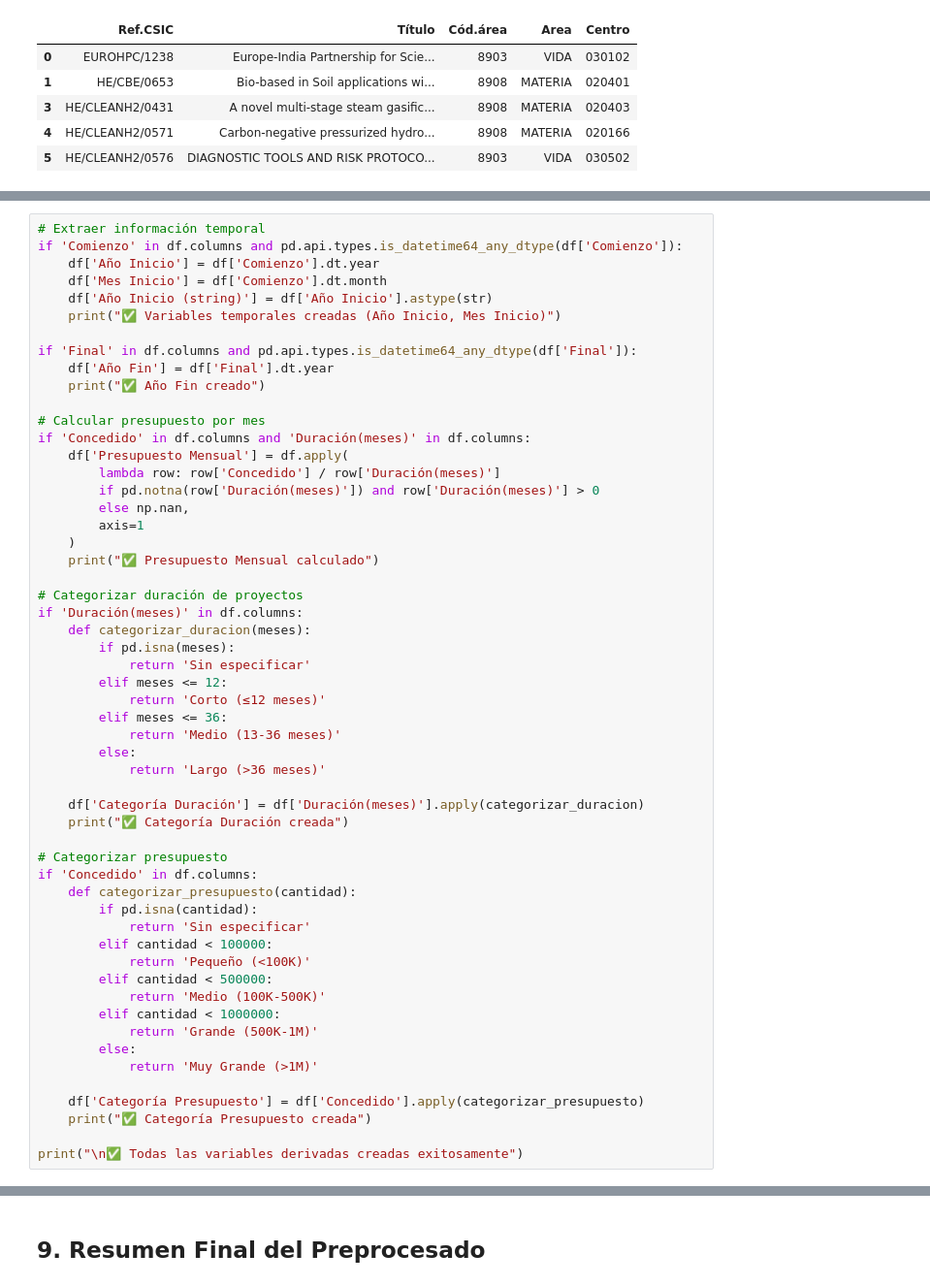
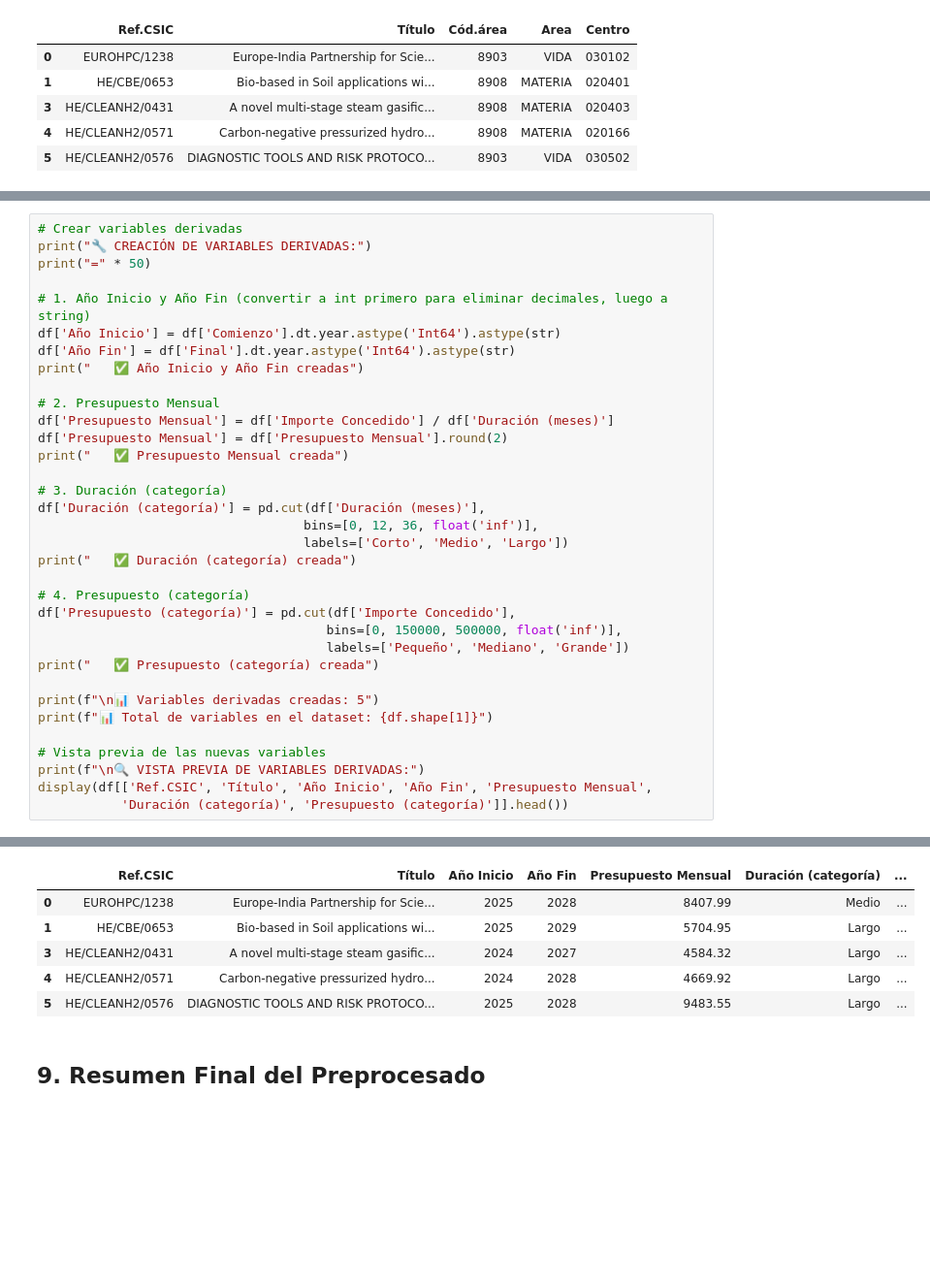
Before and after one commit to pablocastejon/Horizonte-Europa---Bootcamp, a Jupyter notebook: notebooks/01_preprocesado.ipynb, the cells around one changed output, grey strips where cells are left out. Shown at 97% size. Cells and saved outputs as stored; diff of their text form; blank space fills up the shorter version.

```diff
--- a/notebooks/01_preprocesado.ipynb
+++ b/notebooks/01_preprocesado.ipynb
@@ -500,56 +513,35 @@ Extraer información adicional útil para análisis
 # %%
-# Extraer información temporal
-if 'Comienzo' in df.columns and pd.api.types.is_datetime64_any_dtype(df['Comienzo']):
-    df['Año Inicio'] = df['Comienzo'].dt.year
-    df['Mes Inicio'] = df['Comienzo'].dt.month
-    df['Año Inicio (string)'] = df['Año Inicio'].astype(str)
-    print("✅ Variables temporales creadas (Año Inicio, Mes Inicio)")
+# Crear variables derivadas
+print("🔧 CREACIÓN DE VARIABLES DERIVADAS:")
+print("=" * 50)
 
-if 'Final' in df.columns and pd.api.types.is_datetime64_any_dtype(df['Final']):
-    df['Año Fin'] = df['Final'].dt.year
-    print("✅ Año Fin creado")
+# 1. Año Inicio y Año Fin (convertir a int primero para eliminar decimales, luego a string)
+df['Año Inicio'] = df['Comienzo'].dt.year.astype('Int64').astype(str)
+df['Año Fin'] = df['Final'].dt.year.astype('Int64').astype(str)
+print("   ✅ Año Inicio y Año Fin creadas")
 
-# Calcular presupuesto por mes
-if 'Concedido' in df.columns and 'Duración(meses)' in df.columns:
-    df['Presupuesto Mensual'] = df.apply(
-        lambda row: row['Concedido'] / row['Duración(meses)']
-        if pd.notna(row['Duración(meses)']) and row['Duración(meses)'] > 0
-        else np.nan,
-        axis=1
-    )
-    print("✅ Presupuesto Mensual calculado")
+# 2. Presupuesto Mensual
+df['Presupuesto Mensual'] = df['Importe Concedido'] / df['Duración (meses)']
+df['Presupuesto Mensual'] = df['Presupuesto Mensual'].round(2)
+print("   ✅ Presupuesto Mensual creada")
 
-# Categorizar duración de proyectos
-if 'Duración(meses)' in df.columns:
-    def categorizar_duracion(meses):
-        if pd.isna(meses):
-            return 'Sin especificar'
-        elif meses <= 12:
-            return 'Corto (≤12 meses)'
-        elif meses <= 36:
-            return 'Medio (13-36 meses)'
-        else:
-            return 'Largo (>36 meses)'
+# 3. Duración (categoría)
+df['Duración (categoría)'] = pd.cut(df['Duración (meses)'],
+                                   bins=[0, 12, 36, float('inf')],
+                                   labels=['Corto', 'Medio', 'Largo'])
+print("   ✅ Duración (categoría) creada")
 
-    df['Categoría Duración'] = df['Duración(meses)'].apply(categorizar_duracion)
-    print("✅ Categoría Duración creada")
+# 4. Presupuesto (categoría)
+df['Presupuesto (categoría)'] = pd.cut(df['Importe Concedido'],
+                                      bins=[0, 150000, 500000, float('inf')],
+                                      labels=['Pequeño', 'Mediano', 'Grande'])
+print("   ✅ Presupuesto (categoría) creada")
 
-# Categorizar presupuesto
-if 'Concedido' in df.columns:
-    def categorizar_presupuesto(cantidad):
-        if pd.isna(cantidad):
-            return 'Sin especificar'
-        elif cantidad < 100000:
-            return 'Pequeño (<100K)'
-        elif cantidad < 500000:
-            return 'Medio (100K-500K)'
-        elif cantidad < 1000000:
-            return 'Grande (500K-1M)'
-        else:
-            return 'Muy Grande (>1M)'
+print(f"\n📊 Variables derivadas creadas: 5")
+print(f"📊 Total de variables en el dataset: {df.shape[1]}")
 
-    df['Categoría Presupuesto'] = df['Concedido'].apply(categorizar_presupuesto)
-    print("✅ Categoría Presupuesto creada")
-
-print("\n✅ Todas las variables derivadas creadas exitosamente")
+# Vista previa de las nuevas variables
+print(f"\n🔍 VISTA PREVIA DE VARIABLES DERIVADAS:")
+display(df[['Ref.CSIC', 'Título', 'Año Inicio', 'Año Fin', 'Presupuesto Mensual',
+           'Duración (categoría)', 'Presupuesto (categoría)']].head())
 # %% [output]
@@ -561,3 +559,9 @@ print("\n✅ Todas las variables derivadas creadas exitosamente")
+|  | Ref.CSIC | Título | Año Inicio | Año Fin | Presupuesto Mensual | Duración (categoría) | ... |
+| 0 | EUROHPC/1238 | Europe-India Partnership for Scie... | 2025 | 2028 | 8407.99 | Medio | ... |
+| 1 | HE/CBE/0653 | Bio-based in Soil applications wi... | 2025 | 2029 | 5704.95 | Largo | ... |
+| 3 | HE/CLEANH2/0431 | A novel multi-stage steam gasific... | 2024 | 2027 | 4584.32 | Largo | ... |
+| 4 | HE/CLEANH2/0571 | Carbon-negative pressurized hydro... | 2024 | 2028 | 4669.92 | Largo | ... |
+| 5 | HE/CLEANH2/0576 | DIAGNOSTIC TOOLS AND RISK PROTOCO... | 2025 | 2028 | 9483.55 | Largo | ... |
 # %% [markdown]
 ## 9. Resumen Final del Preprocesado
 # %%
```
Also changed, not shown: parts of 5 cells of this notebook, 2 other files.
